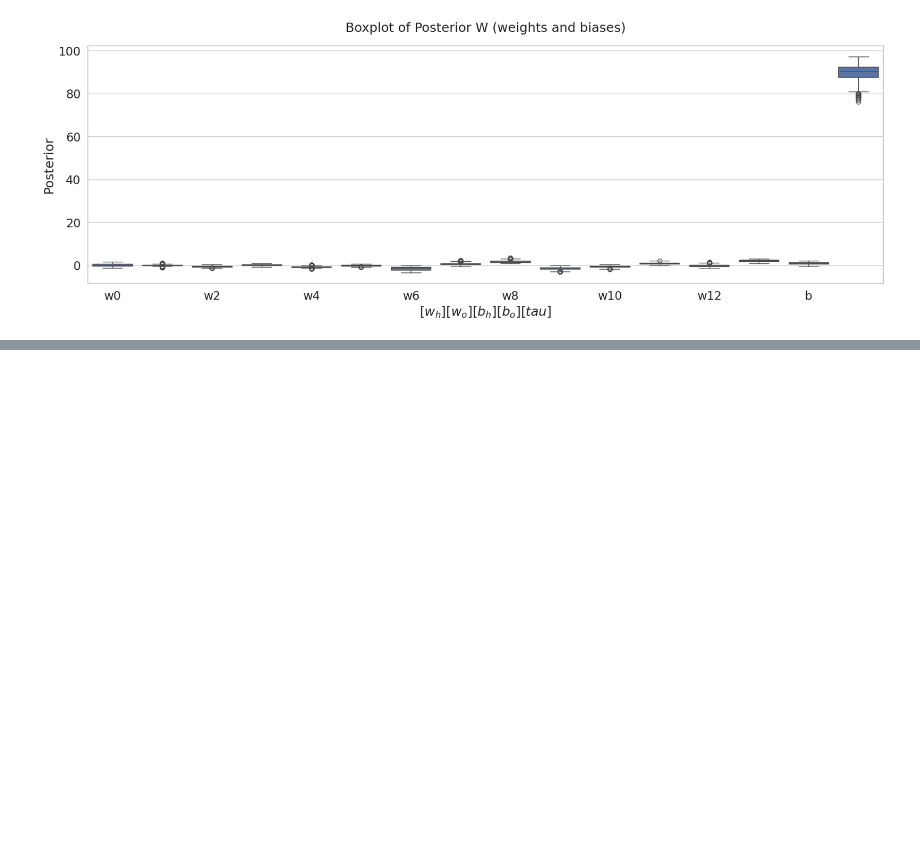
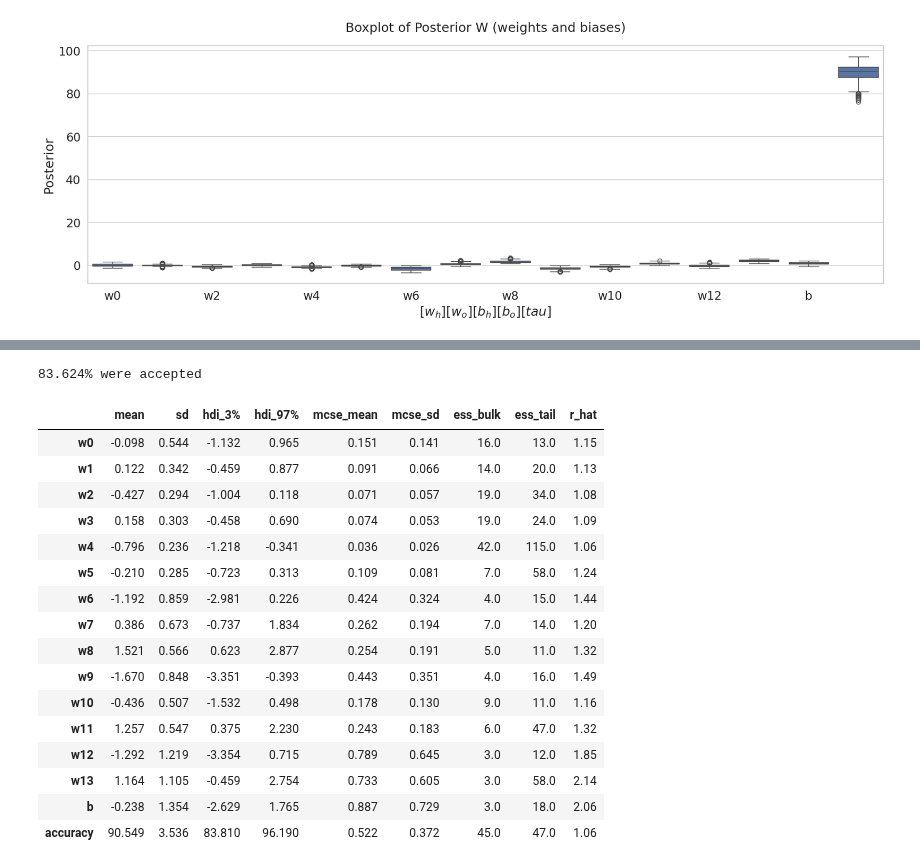
Before and after one commit to sydney-machine-learning/Bayesianneuralnetworks-MCMC-tutorial, a Jupyter notebook: 03a-Linear-Model-Classification.ipynb, the cells around one changed output, grey strips where cells are left out. Saved outputs shown, nothing was run; the diff lists cells and outputs as text; code cells hidden in the pictures; blank space fills up the shorter version.

```diff
--- a/03a-Linear-Model-Classification.ipynb
+++ b/03a-Linear-Model-Classification.ipynb
@@ -360,0 +365,38 @@ boxplot_weights(results,width=20)
+# %%
+import arviz as az
+# Sample a second chain as more than one chain is required to generate the Rhat diagnostic
+# Run second chain using a different seed
+np.random.seed(2)
+# setup second chain
+mcmc_chain2 = MCMC(lm, n_samples, burn_in, x_data, y_data, x_test, y_test)
+# Run the sampler
+results_chain2, _ = mcmc_chain2.sampler()
+
+# Now combine these two chains by stacking and convert to arviz dataset
+# To convert to arviz, convert the pandas dataframe of samples into a dictionary of lists, stack and ingest into arviz
+res_dict = results.to_dict(orient='list')
+res_dict_chain2 = results_chain2.to_dict(orient='list')
+# stack the chains looping through each parameter
+az_results = az.from_dict({par: np.vstack([res_dict[par], res_dict_chain2[par]]) for par in res_dict})
+
+# now we can use arviz to obtain summary statistics with Rhat ("r_hat") for each parameter.
+az.summary(az_results)
+# %% [output]
+83.624% were accepted
+|  | mean | sd | hdi_3% | hdi_97% | mcse_mean | mcse_sd | ess_bulk | ess_tail | r_hat |
+| w0 | -0.098 | 0.544 | -1.132 | 0.965 | 0.151 | 0.141 | 16.0 | 13.0 | 1.15 |
+| w1 | 0.122 | 0.342 | -0.459 | 0.877 | 0.091 | 0.066 | 14.0 | 20.0 | 1.13 |
+| w2 | -0.427 | 0.294 | -1.004 | 0.118 | 0.071 | 0.057 | 19.0 | 34.0 | 1.08 |
+| w3 | 0.158 | 0.303 | -0.458 | 0.690 | 0.074 | 0.053 | 19.0 | 24.0 | 1.09 |
+| w4 | -0.796 | 0.236 | -1.218 | -0.341 | 0.036 | 0.026 | 42.0 | 115.0 | 1.06 |
+| w5 | -0.210 | 0.285 | -0.723 | 0.313 | 0.109 | 0.081 | 7.0 | 58.0 | 1.24 |
+| w6 | -1.192 | 0.859 | -2.981 | 0.226 | 0.424 | 0.324 | 4.0 | 15.0 | 1.44 |
+| w7 | 0.386 | 0.673 | -0.737 | 1.834 | 0.262 | 0.194 | 7.0 | 14.0 | 1.20 |
+| w8 | 1.521 | 0.566 | 0.623 | 2.877 | 0.254 | 0.191 | 5.0 | 11.0 | 1.32 |
+| w9 | -1.670 | 0.848 | -3.351 | -0.393 | 0.443 | 0.351 | 4.0 | 16.0 | 1.49 |
+| w10 | -0.436 | 0.507 | -1.532 | 0.498 | 0.178 | 0.130 | 9.0 | 11.0 | 1.16 |
+| w11 | 1.257 | 0.547 | 0.375 | 2.230 | 0.243 | 0.183 | 6.0 | 47.0 | 1.32 |
+| w12 | -1.292 | 1.219 | -3.354 | 0.715 | 0.789 | 0.645 | 3.0 | 12.0 | 1.85 |
+| w13 | 1.164 | 1.105 | -0.459 | 2.754 | 0.733 | 0.605 | 3.0 | 58.0 | 2.14 |
+| b | -0.238 | 1.354 | -2.629 | 1.765 | 0.887 | 0.729 | 3.0 | 18.0 | 2.06 |
+| accuracy | 90.549 | 3.536 | 83.810 | 96.190 | 0.522 | 0.372 | 45.0 | 47.0 | 1.06 |
```
Also changed, not shown: parts of 2 cells of this notebook, 11 other files.
